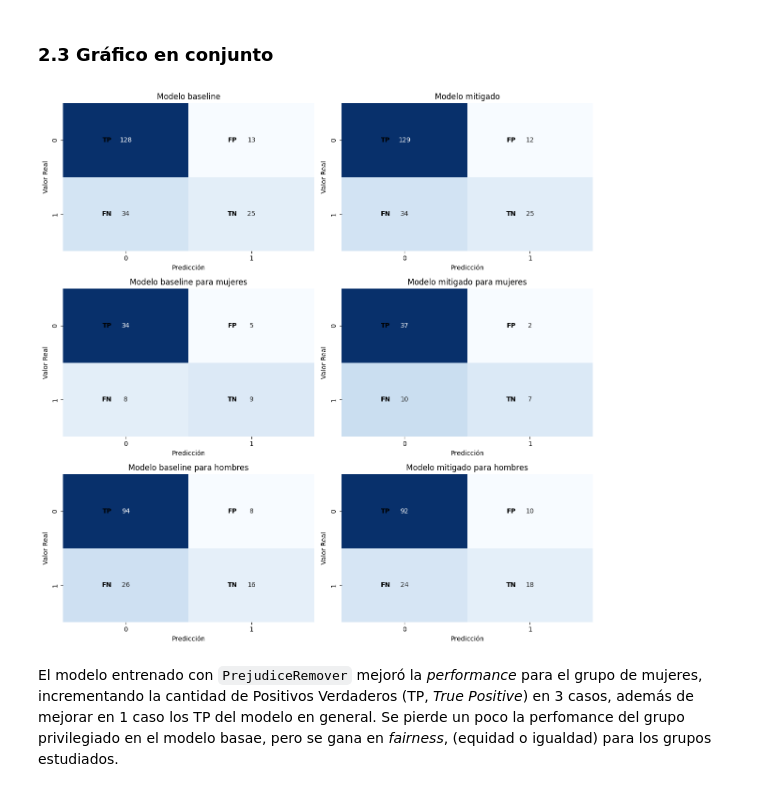
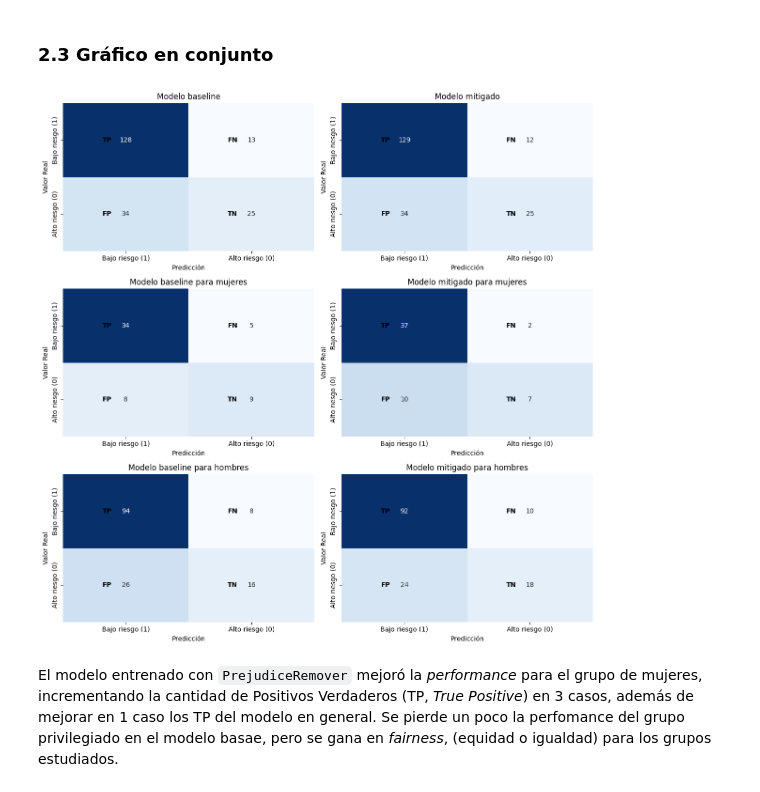
Before and after one commit to Gerardo1909/tpfinal_equidad, a Jupyter notebook: tp_final_fairness_ML/notebooks/06_evaluacion_final_fairness.ipynb, the cells around one changed output. Saved outputs shown, nothing was run; the diff lists cells and outputs as text; code cells hidden in the pictures.

Commit message:
fix en labels matrices confusion y comparaciones

```diff
--- a/tp_final_fairness_ML/notebooks/06_evaluacion_final_fairness.ipynb
+++ b/tp_final_fairness_ML/notebooks/06_evaluacion_final_fairness.ipynb
@@ -183,37 +183,54 @@ matrices.update({
 # %%
 # Visualizamos las matrices de confusión
 fig, ax = plt.subplots(3, 2, figsize=(12, 12))
+labels = ['Bajo riesgo (1)', 'Alto riesgo (0)']
 ax = ax.ravel()
 
 i = 0
 for titulo, matriz in matrices.items():
     current_ax = ax[i]
+
+    # Cada uno de los heatmaps
     sns.heatmap(
         matriz,
         annot=True,
         fmt="d",
         cmap="Blues",
         ax=current_ax,
-        cbar=False
+        cbar=False,
+        xticklabels=labels,
+        yticklabels=labels
     )
+
+    # Agrego labels de referencia para mayor claridad
     for (j, k), val in np.ndenumerate(matriz):
         if j == 0 and k == 0:
             label = "TP"
         elif j == 1 and k == 0:
+            label = "FP"
+        elif j == 0 and k == 1:
             label = "FN"
-        elif j == 0 and k == 1:
-            label = "FP"
         else:
             label = "TN"
-        current_ax.text(k + 0.35, j + 0.45, f"\n{label}", color="black", ha="center", va="center", fontsize=10, fontweight="bold")
+        current_ax.text(
+            k + 0.35, j + 0.5,
+            label,
+            color="black",
+            ha="center",
+            va="center",
+            fontsize=10,
+            fontweight="bold"
+        )
+
+    #  Configuraciones de labels
     current_ax.set_title(titulo)
     current_ax.set_xlabel("Predicción")
     current_ax.set_ylabel("Valor Real")
     i = i+1
 
 plt.tight_layout()
 plt.show()
 # %% [output]
-[figure, old version]
+[figure, new version]
 # %% [markdown]
 El modelo entrenado con `PrejudiceRemover` mejoró la _performance_ para el grupo de mujeres, incrementando la cantidad de Positivos Verdaderos (TP, _True Positive_) en 3 casos, además de mejorar en 1 caso los TP del modelo en general. Se pierde un poco la perfomance del grupo privilegiado en el modelo basae, pero se gana en _fairness_, (equidad o igualdad) para los grupos estudiados.
```
Also changed, not shown: parts of 3 cells of this notebook.
